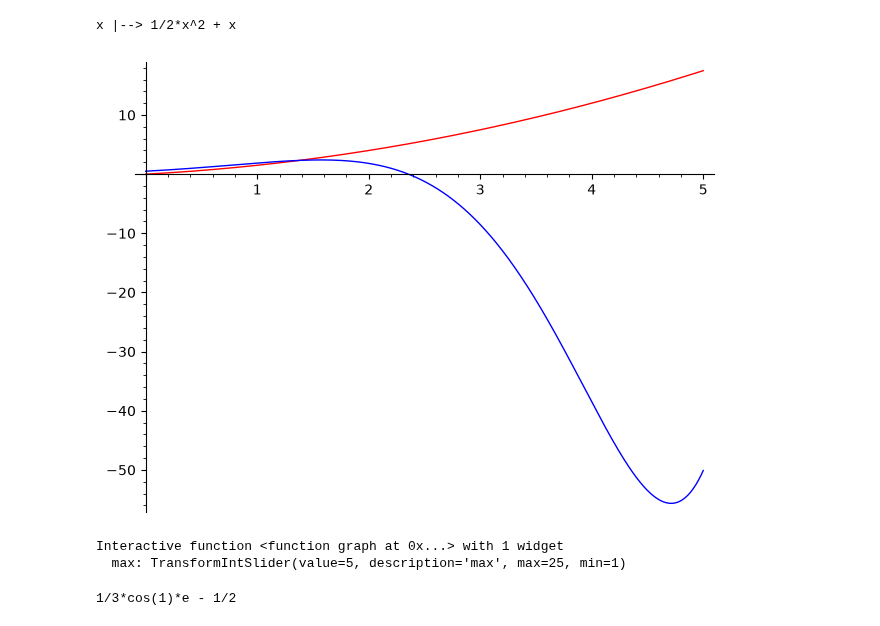
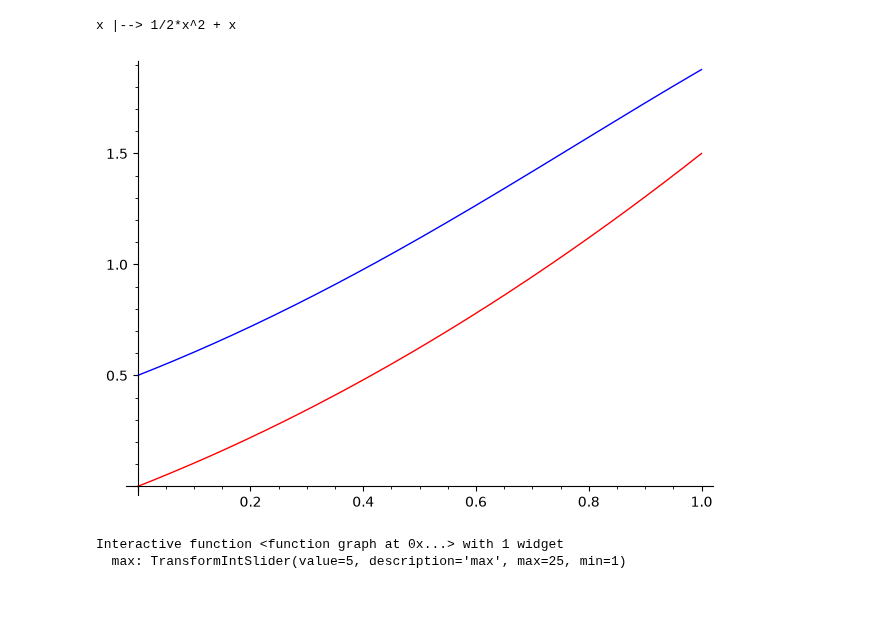
Before and after one commit to byteboy14/MATH_LAB, a Jupyter notebook: numerical_analysis/error_analysis_with_taylor.ipynb, the cells around one changed output. Saved outputs shown, nothing was run; the diff lists cells and outputs as text; code cells hidden in the pictures; blank space fills up the shorter version.

Commit message:
feat(taylor ) : error estimation with integral

```diff
--- a/numerical_analysis/error_analysis_with_taylor.ipynb
+++ b/numerical_analysis/error_analysis_with_taylor.ipynb
@@ -76,10 +76,10 @@ Q(x) = integral(P , x); show(Q)
 # %% [output]
 x |--> 1/2*x^2 + x
 # %%
-max = 5;
+max = 1;
 plot(Q, (x, 0, max), color='red') + plot(F, (x, 0, max))
 # %% [output]
-[figure, old version]
+[figure, new version]
 # %%
 @interact
 def graph(max=slider(1, 5*max, 1, default=max)):
@@ -90,7 +90,3 @@ def graph(max=slider(1, 5*max, 1, default=max)):
 # %% [output]
 Interactive function <function graph at 0x...> with 1 widget
   max: TransformIntSlider(value=5, description='max', max=25, min=1)
-# %%
-integralRr = integral(Rr,x,0,1) ; show(integralRr)
-# %% [output]
-1/3*cos(1)*e - 1/2
```
Also changed, not shown: parts of 6 cells of this notebook.
